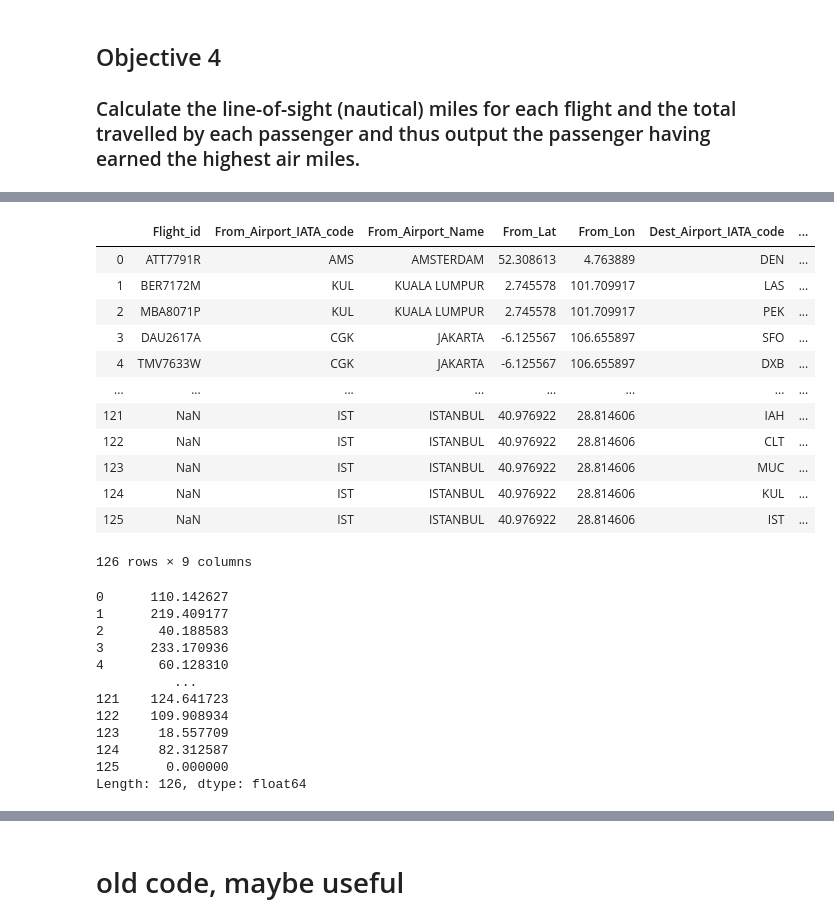
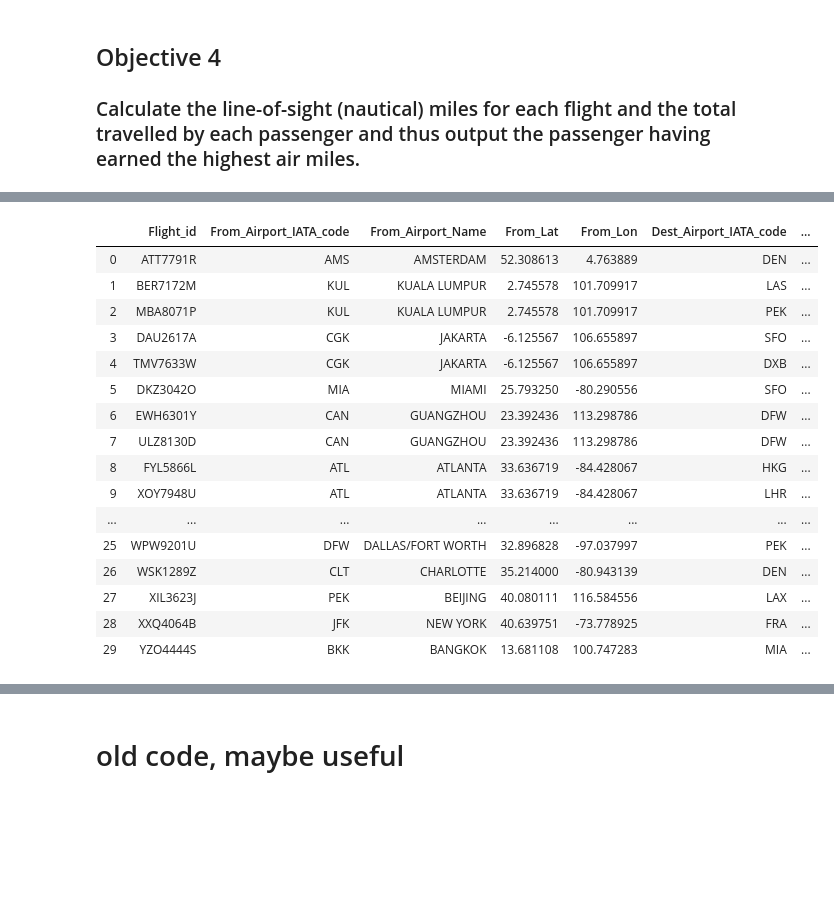
Before and after one commit to bloomfield-analysis/jk800839, a Jupyter notebook: CSMCC16 Flight Assignment JK800839.ipynb, the cells around one changed output, grey strips where cells are left out. Cells and saved outputs as stored; diff of their text form; code cells hidden in the pictures; blank space fills up the shorter version.

```diff
--- a/CSMCC16 Flight Assignment JK800839.ipynb
+++ b/CSMCC16 Flight Assignment JK800839.ipynb
@@ -308,6 +250,6 @@ obj2_dest = obj2_results[['Flight_id','Dest_airport_IATA']]
 # %%
 #rename columns to allow merge
-obj2_from.columns = ['Flight_id'
+flight_from.columns = ['Flight_id'
                         ,'Airport_IATA_code']
-obj2_dest.columns = ['Flight_id'
+flight_dest.columns = ['Flight_id'
                         ,'Airport_IATA_code']
@@ -334,15 +256,16 @@ obj2_dest
 # %%
-obj2_from_merge = obj2_from.merge(airport_lat_lon, how='outer', on=['Airport_IATA_code','Airport_IATA_code'])
-#obj_1_list_df.merge(from_counts_df, how='outer', on=['Airport_IATA_code', 'Airport_IATA_code'])
-obj2_from_merge.columns = ['Flight_id'
+#merge from flight with latitude and longitude
+from_lat_long = flight_from.merge(airport_lat_lon, how='inner', on=['Airport_IATA_code','Airport_IATA_code'])
+from_lat_long.columns = ['Flight_id'
                         ,'From_Airport_IATA_code'
                         ,'From_Airport_Name'
                         ,'From_Lat'
                         ,'From_Lon'
                     ]
 # %%
-obj2_dest_merge = obj2_dest.merge(airport_lat_lon, how='outer', on=['Airport_IATA_code','Airport_IATA_code'])
-obj2_dest_merge.columns = ['Flight_id'
+#merge dest flight with latitude and longitude
+dest_lat_lon = flight_dest.merge(airport_lat_lon, how='inner', on=['Airport_IATA_code','Airport_IATA_code'])
+dest_lat_lon.columns = ['Flight_id'
                         ,'Dest_Airport_IATA_code'
                         ,'Dest_Airport_Name'
                         ,'Dest_Lat'
@@ -353,33 +277,24 @@ obj2_from_dest_merge = obj2_from_merge.merge(obj2_dest_merge, how='outer', on=['
-# %%
-obj2_from_dest_merge
-# %% [output]
-|  | Flight_id | From_Airport_IATA_code | From_Airport_Name | From_Lat | From_Lon | Dest_Airport_IATA_code | ... |
-| 0 | ATT7791R | AMS | AMSTERDAM | 52.308613 | 4.763889 | DEN | ... |
-| 1 | BER7172M | KUL | KUALA LUMPUR | 2.745578 | 101.709917 | LAS | ... |
-| 2 | MBA8071P | KUL | KUALA LUMPUR | 2.745578 | 101.709917 | PEK | ... |
-| 3 | DAU2617A | CGK | JAKARTA | -6.125567 | 106.655897 | SFO | ... |
-| 4 | TMV7633W | CGK | JAKARTA | -6.125567 | 106.655897 | DXB | ... |
-| ... | ... | ... | ... | ... | ... | ... | ... |
-| 121 | NaN | IST | ISTANBUL | 40.976922 | 28.814606 | IAH | ... |
-| 122 | NaN | IST | ISTANBUL | 40.976922 | 28.814606 | CLT | ... |
-| 123 | NaN | IST | ISTANBUL | 40.976922 | 28.814606 | MUC | ... |
-| 124 | NaN | IST | ISTANBUL | 40.976922 | 28.814606 | KUL | ... |
-| 125 | NaN | IST | ISTANBUL | 40.976922 | 28.814606 | IST | ... |
-126 rows × 9 columns
+# %%
+from_dest_lat_lon
+# %% [output]
+|  | Flight_id | From_Airport_IATA_code | From_Airport_Name | From_Lat | From_Lon | Dest_Airport_IATA_code | ... |
+| 0 | ATT7791R | AMS | AMSTERDAM | 52.308613 | 4.763889 | DEN | ... |
+| 1 | BER7172M | KUL | KUALA LUMPUR | 2.745578 | 101.709917 | LAS | ... |
+| 2 | MBA8071P | KUL | KUALA LUMPUR | 2.745578 | 101.709917 | PEK | ... |
+| 3 | DAU2617A | CGK | JAKARTA | -6.125567 | 106.655897 | SFO | ... |
+| 4 | TMV7633W | CGK | JAKARTA | -6.125567 | 106.655897 | DXB | ... |
+| 5 | DKZ3042O | MIA | MIAMI | 25.793250 | -80.290556 | SFO | ... |
+| 6 | EWH6301Y | CAN | GUANGZHOU | 23.392436 | 113.298786 | DFW | ... |
+| 7 | ULZ8130D | CAN | GUANGZHOU | 23.392436 | 113.298786 | DFW | ... |
+| 8 | FYL5866L | ATL | ATLANTA | 33.636719 | -84.428067 | HKG | ... |
+| 9 | XOY7948U | ATL | ATLANTA | 33.636719 | -84.428067 | LHR | ... |
+| ... | ... | ... | ... | ... | ... | ... | ... |
+| 25 | WPW9201U | DFW | DALLAS/FORT WORTH | 32.896828 | -97.037997 | PEK | ... |
+| 26 | WSK1289Z | CLT | CHARLOTTE | 35.214000 | -80.943139 | DEN | ... |
+| 27 | XIL3623J | PEK | BEIJING | 40.080111 | 116.584556 | LAX | ... |
+| 28 | XXQ4064B | JFK | NEW YORK | 40.639751 | -73.778925 | FRA | ... |
+| 29 | YZO4444S | BKK | BANGKOK | 13.681108 | 100.747283 | MIA | ... |
 # %%
-#miles =
-np.sqrt((obj2_from_dest_merge['Dest_Lat']-obj2_from_dest_merge['From_Lat'])**2
-+(obj2_from_dest_merge['Dest_Lon']-obj2_from_dest_merge['From_Lon'])**2)
+# Calculate nautical miles (a^2+b^2=c^2)
+from_dest_lat_lon['Miles'] = np.sqrt((from_dest_lat_lon['Dest_Lat']-from_dest_lat_lon['From_Lat'])**2
++(from_dest_lat_lon['Dest_Lon']-from_dest_lat_lon['From_Lon'])**2)
-# %% [output]
-0      110.142627
-1      219.409177
-2       40.188583
-3      233.170936
-4       60.128310
-          ...
-121    124.641723
-122    109.908934
-123     18.557709
-124     82.312587
-125      0.000000
-Length: 126, dtype: float64
```
Also changed, not shown: parts of 19 cells of this notebook.
